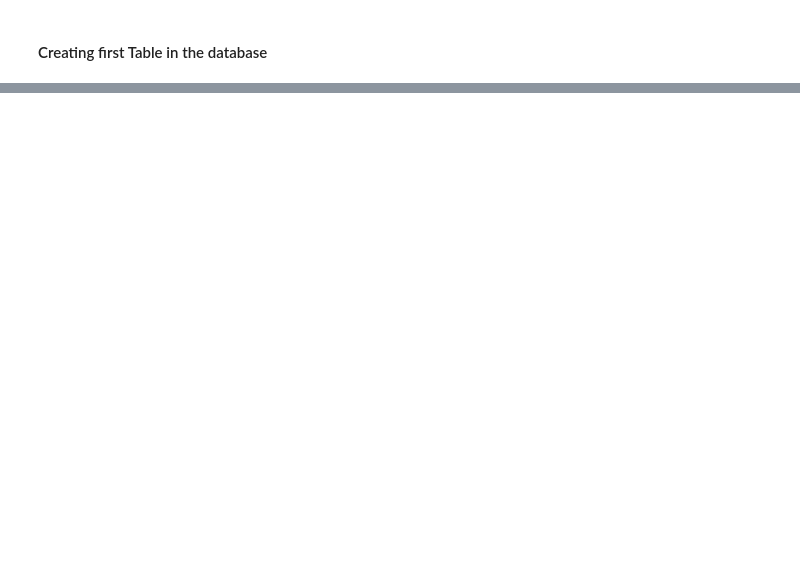
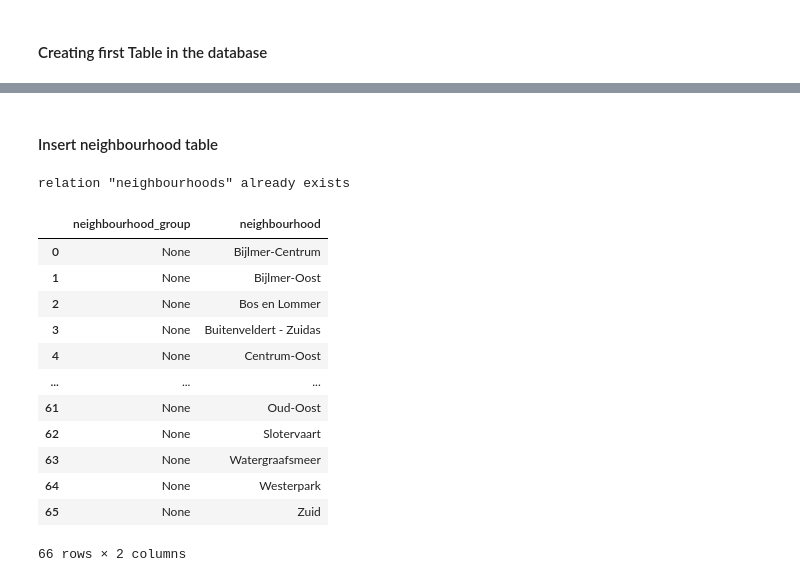
Before and after one commit to idjey/DEtheHardWay, a Jupyter notebook: airBnb_dataSchema.ipynb, the cells around one changed output, grey strips where cells are left out. Drawn from its saved outputs; the diff is of its cells as text; code cells hidden in the pictures; blank space fills up the shorter version.

```diff
--- a/airBnb_dataSchema.ipynb
+++ b/airBnb_dataSchema.ipynb
@@ -611,0 +226,2 @@ queryBase(orderQuery,credentials)
+# %% [markdown]
+#### Insert neighbourhood table
@@ -611,0 +232,4 @@ queryBase(orderQuery,credentials)
+# %%
+queryTable(createNeighTable)
+# %% [output]
+relation "neighbourhoods" already exists
@@ -611,0 +241,16 @@ queryBase(orderQuery,credentials)
+# %%
+queryBase("""SELECT * FROM neighbourhoods""",credentials)
+# %% [output]
+|  | neighbourhood_group | neighbourhood |
+| 0 | None | Bijlmer-Centrum |
+| 1 | None | Bijlmer-Oost |
+| 2 | None | Bos en Lommer |
+| 3 | None | Buitenveldert - Zuidas |
+| 4 | None | Centrum-Oost |
+| ... | ... | ... |
+| 61 | None | Oud-Oost |
+| 62 | None | Slotervaart |
+| 63 | None | Watergraafsmeer |
+| 64 | None | Westerpark |
+| 65 | None | Zuid |
+66 rows × 2 columns
```
Also changed, not shown: parts of 104 cells of this notebook.
